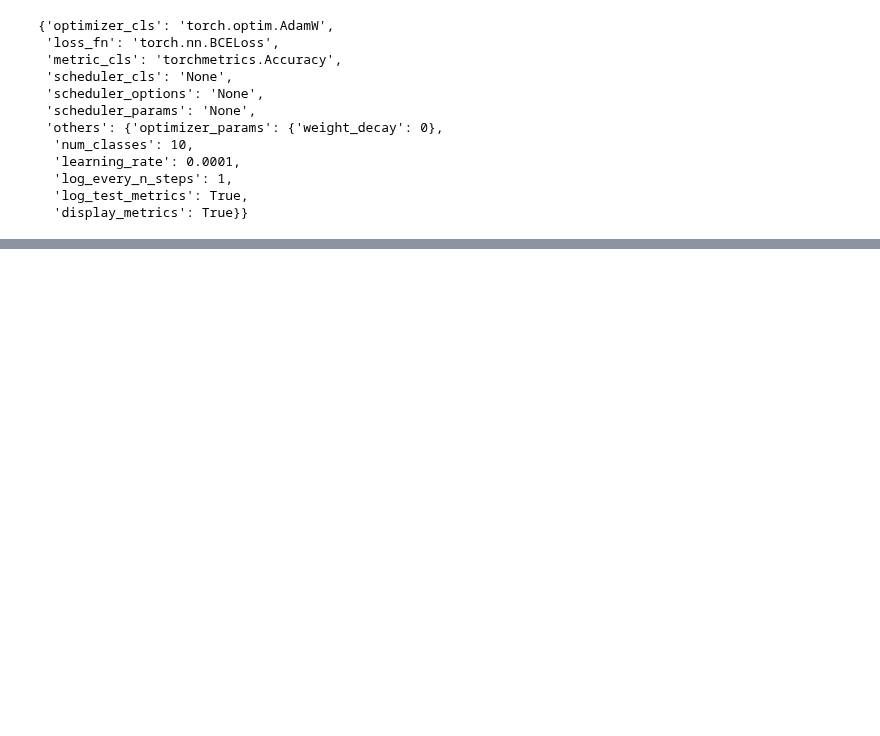
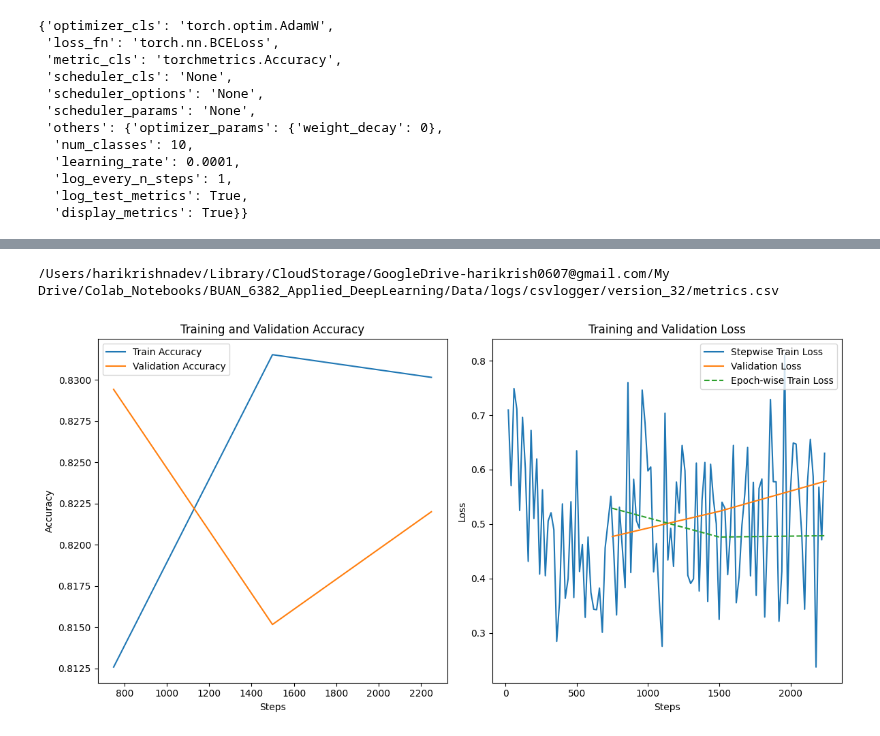
Before and after one commit to harikrishnad1997/BUAN_6382_Applied_DeepLearning, a Jupyter notebook: HW/Harikrishna_Dev_HW_6.ipynb, the cells around one changed output, grey strips where cells are left out. Drawn from its saved outputs; the diff is of its cells as text; code cells hidden in the pictures; blank space fills up the shorter version.

```diff
--- a/HW/Harikrishna_Dev_HW_6.ipynb
+++ b/HW/Harikrishna_Dev_HW_6.ipynb
@@ -366,0 +441,9 @@ TypeError: load_components() missing 1 required positional argument: 'batch_size
+# %%
+file = f"{trainer.logger.log_dir}/metrics.csv"
+print(file)
+# %% [output]
+/Users/harikrishnadev/Library/CloudStorage/GoogleDrive-harikrish0607@gmail.com/My Drive/Colab_Notebooks/BUAN_6382_Applied_DeepLearning/Data/logs/csvlogger/version_32/metrics.csv
+# %%
+plot_losses_acc(file)
+# %% [output]
+[figure, added]
```
Also changed, not shown: parts of 6 cells of this notebook, 5 other files.
